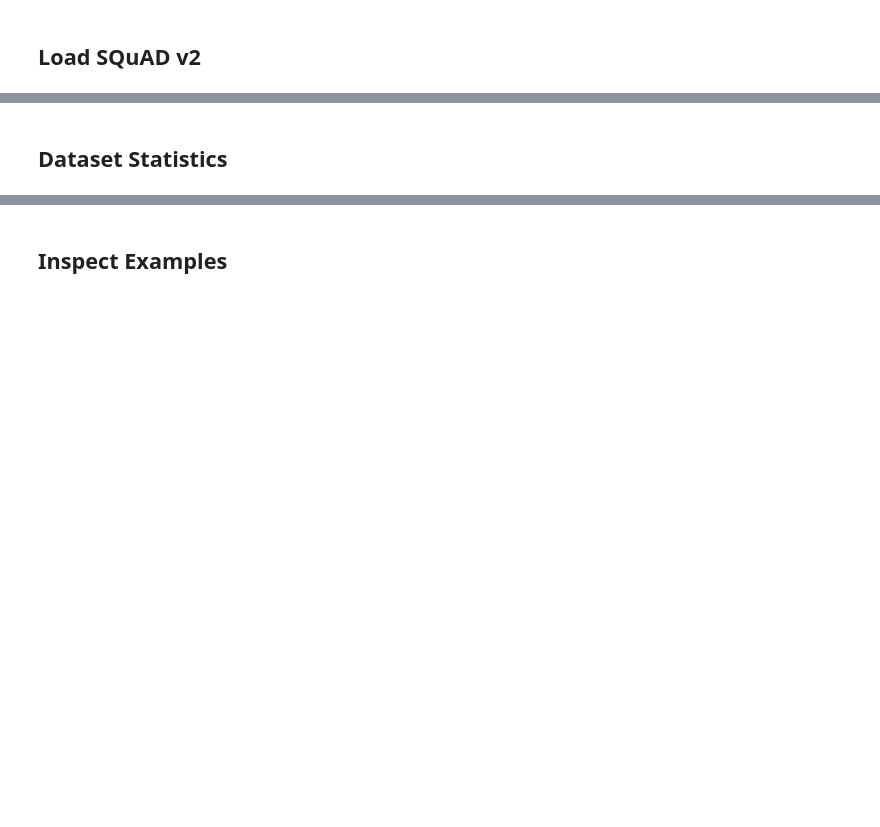
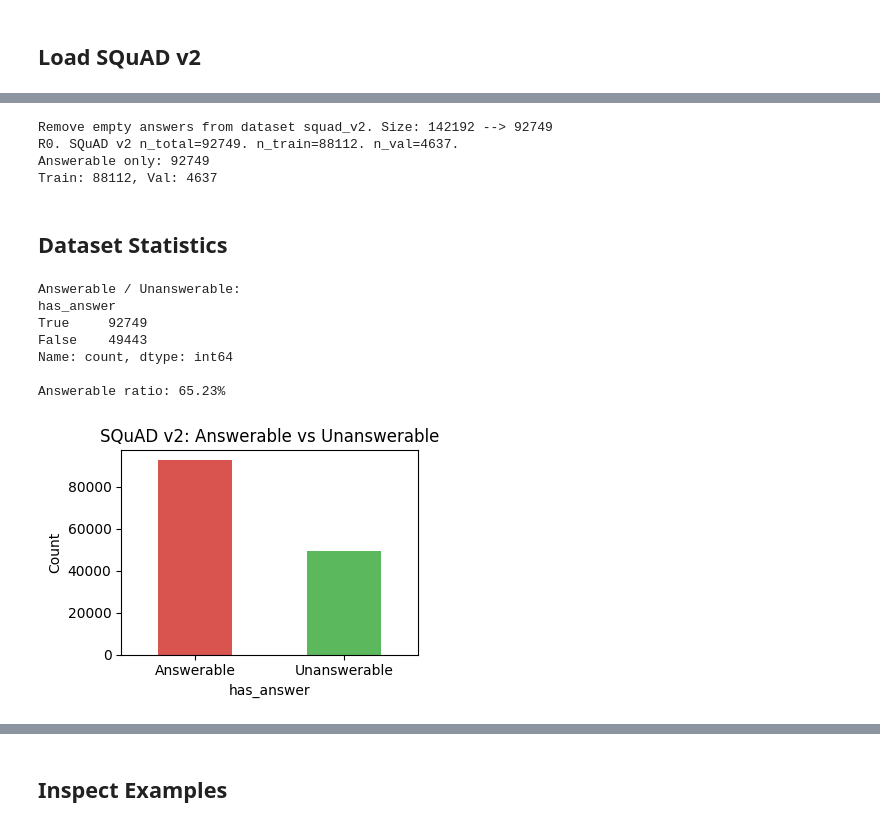
Before and after one commit to greenlet/mllm, a Jupyter notebook: qna/n_01_squad_v2.ipynb, the cells around one changed output, grey strips where cells are left out. Drawn from its saved outputs; the diff is of its cells as text; code cells hidden in the pictures; blank space fills up the shorter version.

Commit message:
QnA SquadV2 inspection

```diff
--- a/qna/n_01_squad_v2.ipynb
+++ b/qna/n_01_squad_v2.ipynb
@@ -33,2 +41,7 @@ print(f'QNA_DATA_PATH: {QNA_DATA_PATH}')
 # %% [markdown]
 ## Load SQuAD v2
+# %%
+# Load full SQuAD v2 (train + validation combined)
+df_sq_all = get_squadv2_df(exclude_empty_answers=False)
+print(f'SQuAD v2 total (incl. unanswerable): {len(df_sq_all)}')
+df_sq_all.head(3)
@@ -35,2 +54,36 @@ print(f'QNA_DATA_PATH: {QNA_DATA_PATH}')
+# %%
+# Load with empty answers excluded + train/val split (as used in training)
+df_sq, inds_train, inds_val = load_split_squadv2(exclude_empty_answers=True, val_ratio=0.05)
+print(f'Answerable only: {len(df_sq)}')
+print(f'Train: {len(inds_train)}, Val: {len(inds_val)}')
+# %% [output]
+Remove empty answers from dataset squad_v2. Size: 142192 --> 92749
+R0. SQuAD v2 n_total=92749. n_train=88112. n_val=4637.
+Answerable only: 92749
+Train: 88112, Val: 4637
 # %% [markdown]
 ## Dataset Statistics
+# %%
+# Answerable vs unanswerable breakdown
+df_sq_all['has_answer'] = df_sq_all['answers'].apply(lambda a: len(a['text']) > 0)
+ans_counts = df_sq_all['has_answer'].value_counts()
+print('Answerable / Unanswerable:')
+print(ans_counts)
+print(f'\nAnswerable ratio: {ans_counts[True] / len(df_sq_all):.2%}')
+
+fig, ax = plt.subplots(1, 1, figsize=(4, 3))
+ans_counts.plot.bar(ax=ax, color=['#d9534f', '#5cb85c'])
+ax.set_xticklabels(['Answerable', 'Unanswerable'], rotation=0)
+ax.set_ylabel('Count')
+ax.set_title('SQuAD v2: Answerable vs Unanswerable')
+plt.tight_layout()
+plt.show()
+# %% [output]
+Answerable / Unanswerable:
+has_answer
+True     92749
+False    49443
+Name: count, dtype: int64
+
+Answerable ratio: 65.23%
+[figure, added]
```
Also changed, not shown: parts of 11 cells of this notebook.
